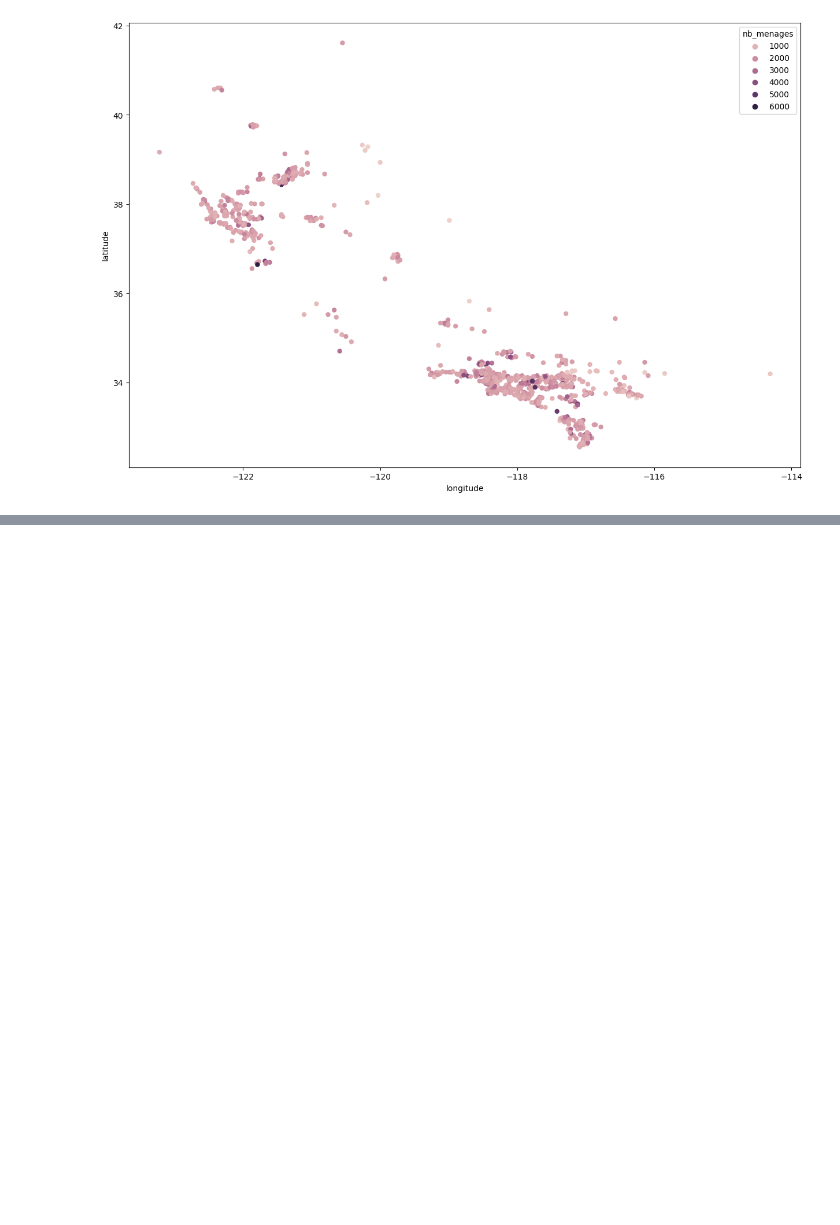
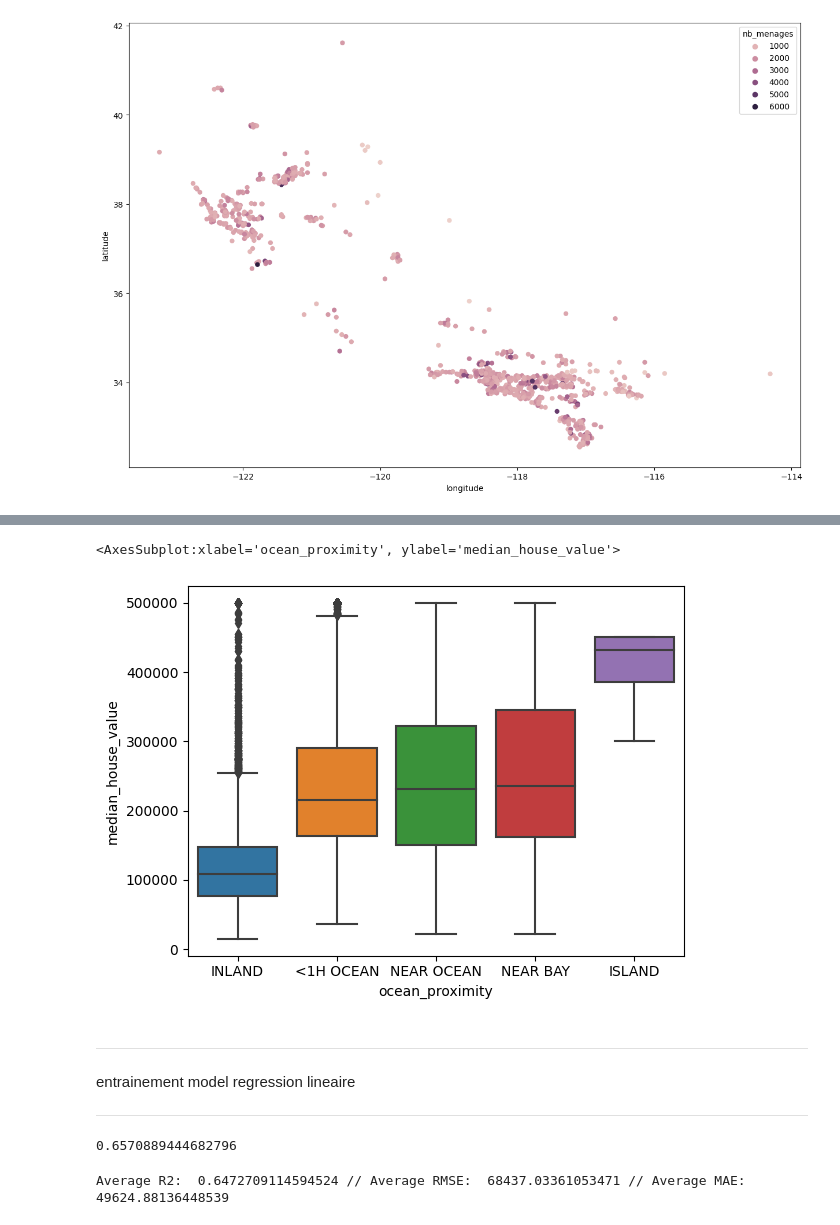
Before and after one commit to ASAKHRI/projet_immo_californie, a Jupyter notebook: Immo_californie.ipynb, the cells around one changed output, grey strips where cells are left out. Saved outputs shown, nothing was run; the diff lists cells and outputs as text; code cells hidden in the pictures; blank space fills up the shorter version.

```diff
--- a/Immo_californie.ipynb
+++ b/Immo_californie.ipynb
@@ -334,0 +523,9 @@ sns.scatterplot(x="longitude", y="latitude", hue="nb_menages", sizes=(1, 8), lin
+# %%
+sns.boxplot(x='ocean_proximity',y='median_house_value',data=immo_df)
+# %% [output]
+<AxesSubplot:xlabel='ocean_proximity', ylabel='median_house_value'>
+[figure, added]
+# %% [markdown]
+_ _ _ _ _
+entrainement model regression lineaire
+_ _ _ _ _
@@ -334,0 +539,28 @@ sns.scatterplot(x="longitude", y="latitude", hue="nb_menages", sizes=(1, 8), lin
+# %%
+
+# Choose your feature and your target
+x = immo_df_dum.drop(['median_house_value'], axis=1)
+y = immo_df_dum['median_house_value']
+
+# Splitting the data
+x_train, x_test, y_train, y_test = train_test_split(x, y, test_size=.3, random_state=1)
+
+# Choose your model
+model = LinearRegression()
+
+# Fit the model with the train set
+model.fit(x_train, y_train)
+
+# Evaluate the model with the test set
+model.score(x_test, y_test)
+# %% [output]
+0.6570889444682796
+# %%
+scores = cross_validate(model, x, y, cv=5, scoring=('r2', 'neg_root_mean_squared_error','neg_mean_absolute_error'))
+
+average_r2 = scores['test_r2'].mean()
+average_rmse = -scores['test_neg_root_mean_squared_error'].mean()
+average_mae = -scores['test_neg_mean_absolute_error'].mean()
+print("Average R2: ", average_r2, "// Average RMSE: ", average_rmse, "// Average MAE:", average_mae)
+# %% [output]
+Average R2:  0.6472709114594524 // Average RMSE:  68437.03361053471 // Average MAE: 49624.88136448539
```
Also changed, not shown: parts of 133 cells of this notebook, 37 other files.
